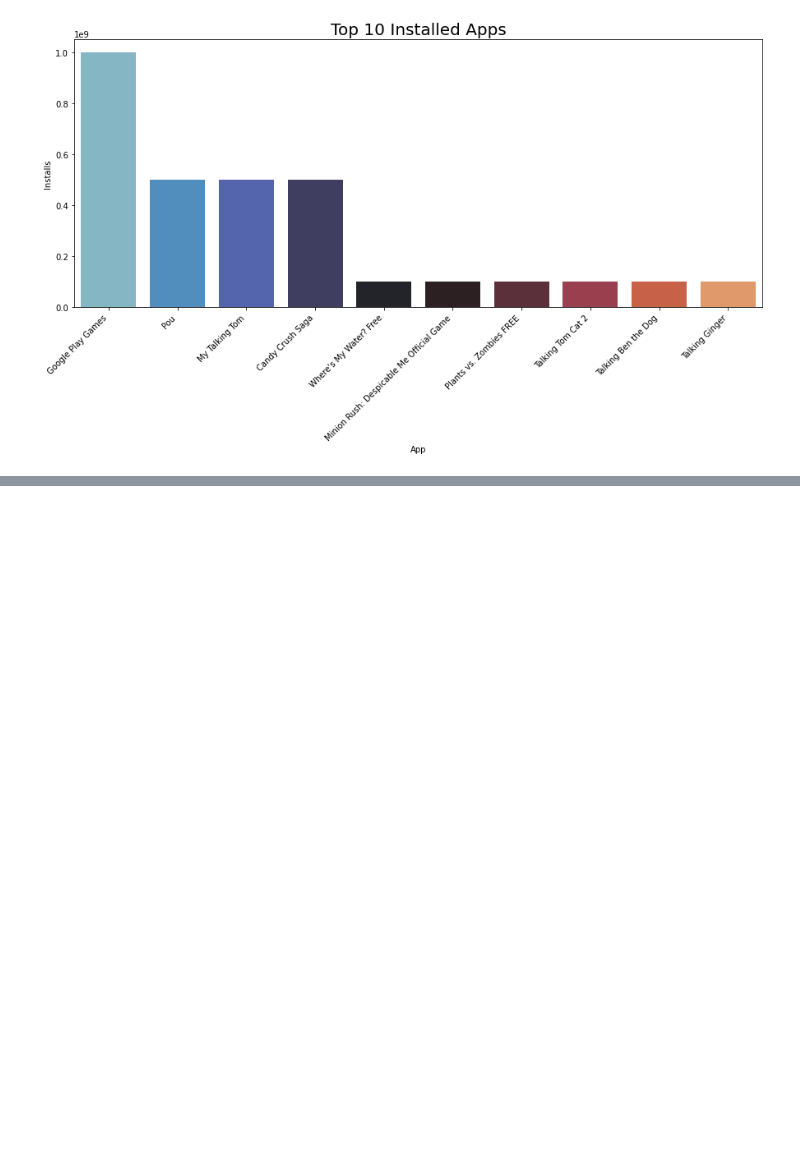
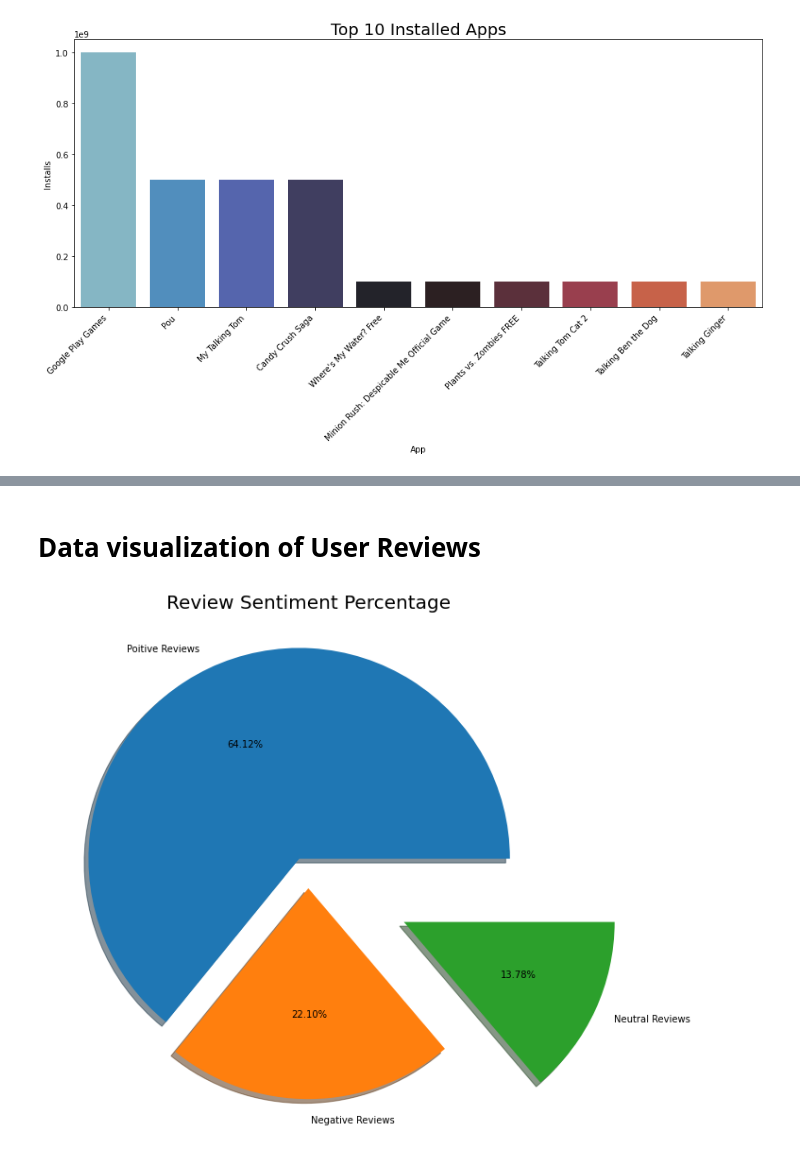
Before and after one commit to pratikjori20/Play-Store-App-Review-Analysis, a Jupyter notebook: Play_Store_App_Review_Analysis.ipynb, the cells around one changed output, grey strips where cells are left out. Cells and saved outputs as stored; diff of their text form; code cells hidden in the pictures; blank space fills up the shorter version.

```diff
--- a/Play_Store_App_Review_Analysis.ipynb
+++ b/Play_Store_App_Review_Analysis.ipynb
@@ -585,0 +650,14 @@ high_rev_app
+# %% [markdown]
+# <B> Data visualization of User Reviews
+# %%
+# we have seen the sentiment of the reviews positve, negative and neutrals, so let plot the review sentiment percentage by pie chart
+
+data = list(df_rev['Sentiment'].value_counts())
+labels = 'Poitive Reviews', 'Negative Reviews', 'Neutral Reviews'
+explode = (0.1,0.05,0.5)
+plt.figure(figsize=(10,15))
+plt.pie(data, labels=labels, explode=explode, shadow=True, autopct='%.2f%%' )
+plt.title('Review Sentiment Percentage', size=20)
+plt.show()
+# %% [output]
+[figure, added]
```
Also changed, not shown: parts of 29 cells of this notebook.
